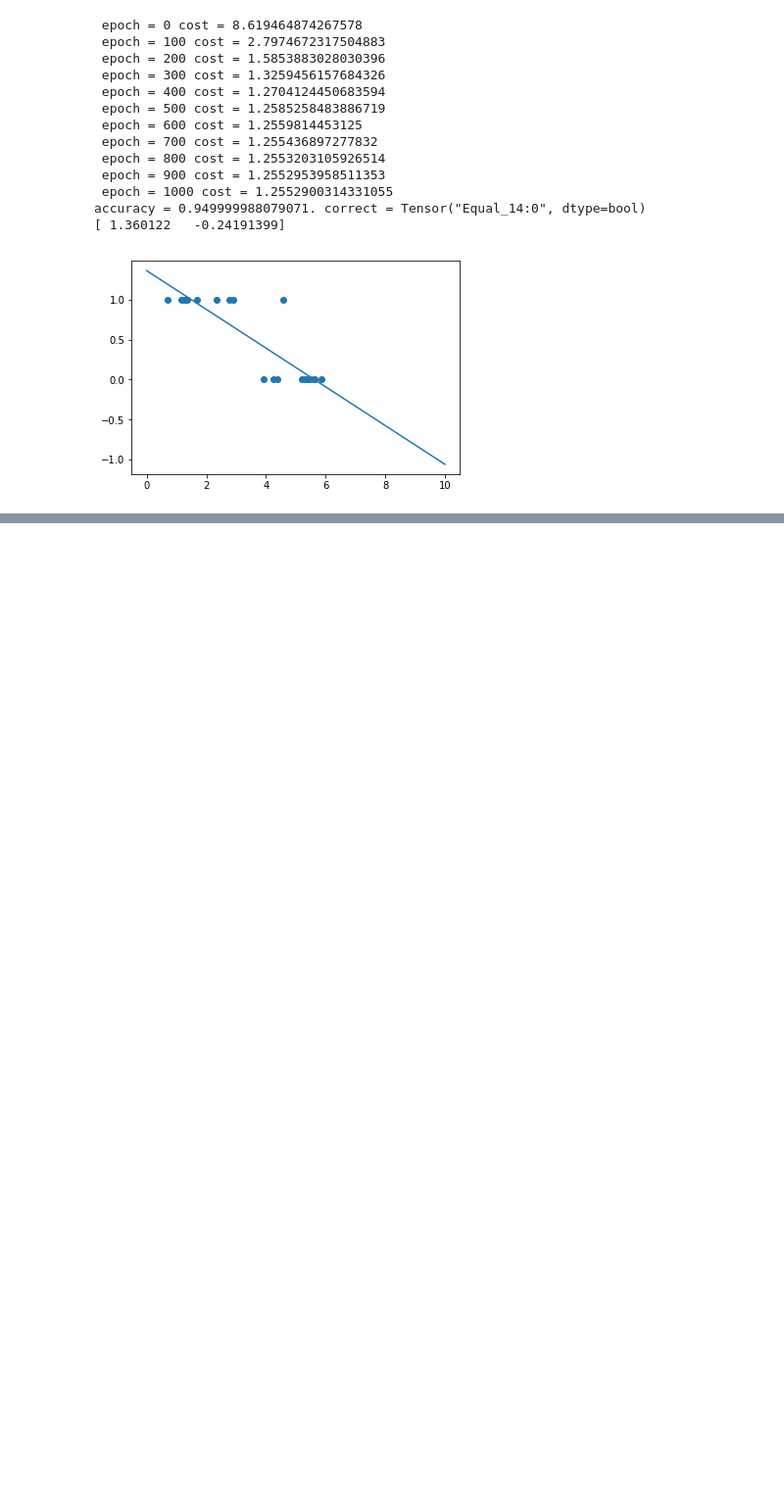
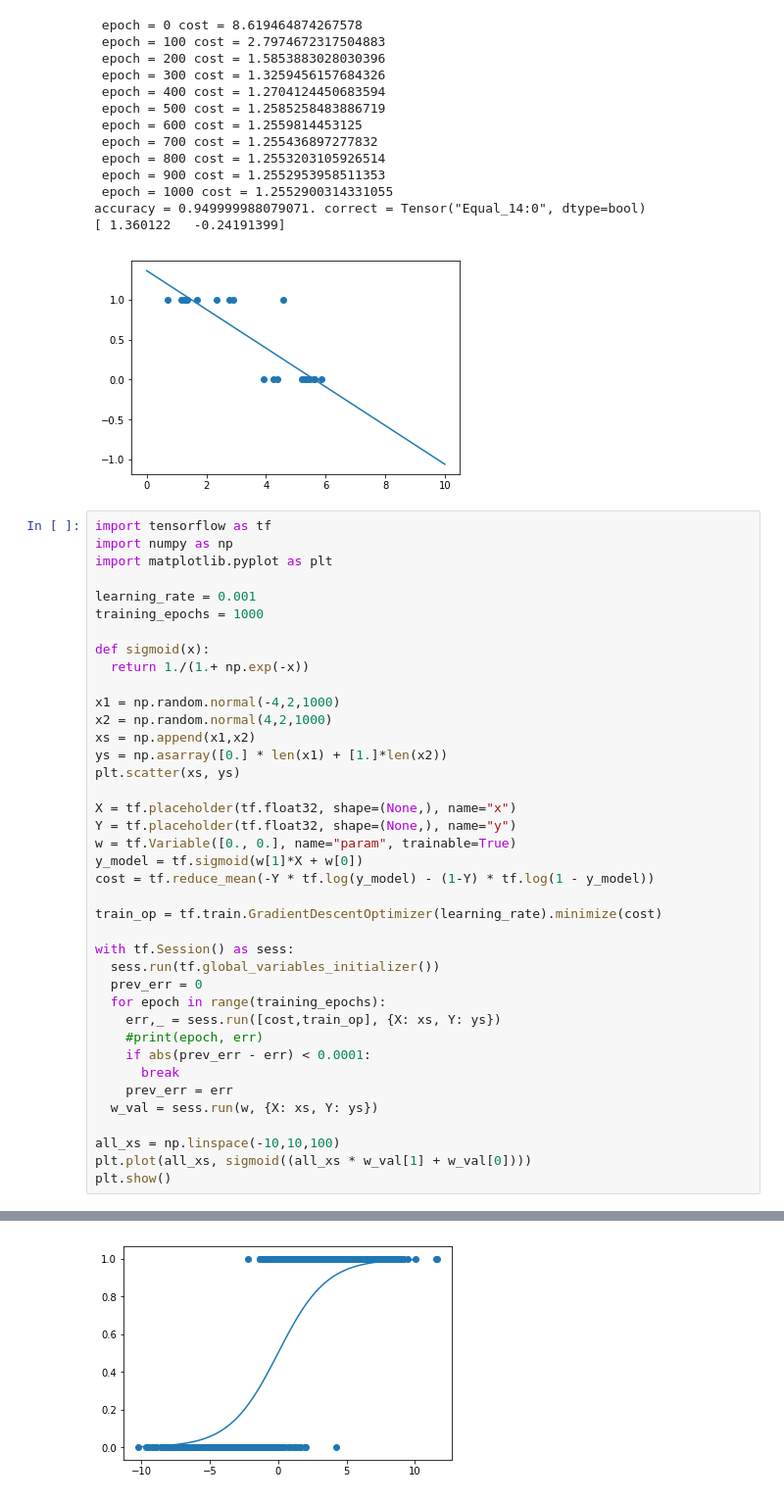
Before and after one commit to bulda/TensofFlow, a Jupyter notebook: classification.ipynb, the cells around one changed output, grey strips where cells are left out. Shown: that part at 98% size. Cells and saved outputs as stored; diff of their text form; blank space fills up the shorter version.

```diff
--- a/classification.ipynb
+++ b/classification.ipynb
@@ -66,3 +66,43 @@ plt.show()
 accuracy = 0.949999988079071. correct = Tensor("Equal_14:0", dtype=bool)
 [ 1.360122   -0.24191399]
 [figure]
+# %%
+import tensorflow as tf
+import numpy as np
+import matplotlib.pyplot as plt
+
+learning_rate = 0.001
+training_epochs = 1000
+
+def sigmoid(x):
+  return 1./(1.+ np.exp(-x))
+
+x1 = np.random.normal(-4,2,1000)
+x2 = np.random.normal(4,2,1000)
+xs = np.append(x1,x2)
+ys = np.asarray([0.] * len(x1) + [1.]*len(x2))
+plt.scatter(xs, ys)
+
+X = tf.placeholder(tf.float32, shape=(None,), name="x")
+Y = tf.placeholder(tf.float32, shape=(None,), name="y")
+w = tf.Variable([0., 0.], name="param", trainable=True)
+y_model = tf.sigmoid(w[1]*X + w[0])
+cost = tf.reduce_mean(-Y * tf.log(y_model) - (1-Y) * tf.log(1 - y_model))
+
+train_op = tf.train.GradientDescentOptimizer(learning_rate).minimize(cost)
+
+with tf.Session() as sess:
+  sess.run(tf.global_variables_initializer())
+  prev_err = 0
+  for epoch in range(training_epochs):
+    err,_ = sess.run([cost,train_op], {X: xs, Y: ys})
+    #print(epoch, err)
+    if abs(prev_err - err) < 0.0001:
+      break
+    prev_err = err
+  w_val = sess.run(w, {X: xs, Y: ys})
+
+all_xs = np.linspace(-10,10,100)
+plt.plot(all_xs, sigmoid((all_xs * w_val[1] + w_val[0])))
+plt.show()
+# %% [output]
@@ -68,0 +126 @@ accuracy = 0.949999988079071. correct = Tensor("Equal_14:0", dtype=bool)
+[figure, added]
```
Also changed, not shown: parts of 2 cells of this notebook.
